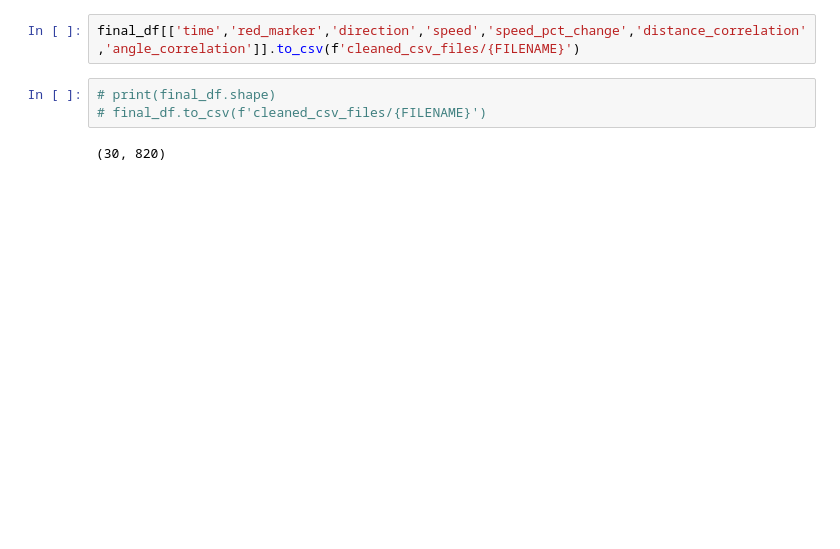
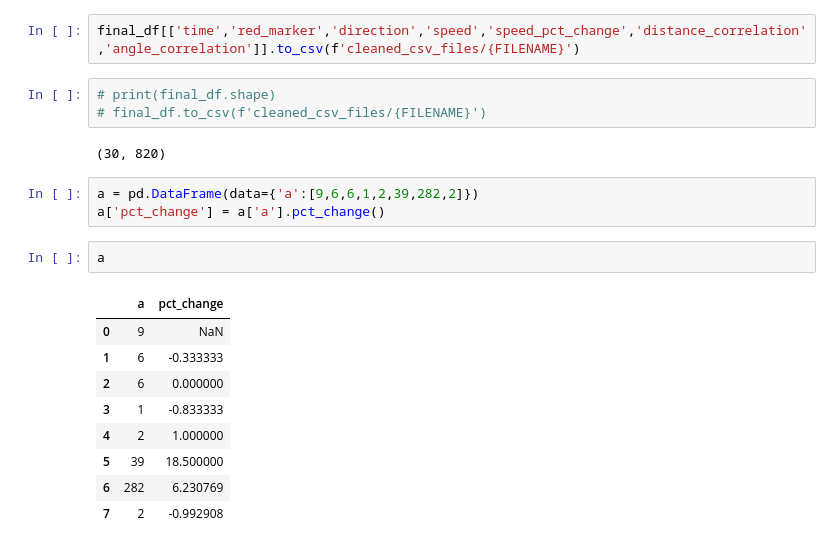
Before and after one commit to DoanThu/swimming-core, a Jupyter notebook: clean_csv.ipynb, the cells around one changed output. Saved outputs shown, nothing was run; the diff lists cells and outputs as text; blank space fills up the shorter version.

```diff
--- a/clean_csv.ipynb
+++ b/clean_csv.ipynb
@@ -142,3 +139,18 @@ final_df[['time','red_marker','direction','speed','speed_pct_change','distance_c
 # final_df.to_csv(f'cleaned_csv_files/{FILENAME}')
 # %% [output]
 (30, 820)
+# %%
+a = pd.DataFrame(data={'a':[9,6,6,1,2,39,282,2]})
+a['pct_change'] = a['a'].pct_change()
+# %%
+a
+# %% [output]
+|  | a | pct_change |
+| 0 | 9 | NaN |
+| 1 | 6 | -0.333333 |
+| 2 | 6 | 0.000000 |
+| 3 | 1 | -0.833333 |
+| 4 | 2 | 1.000000 |
+| 5 | 39 | 18.500000 |
+| 6 | 282 | 6.230769 |
+| 7 | 2 | -0.992908 |
```
Also changed, not shown: parts of 8 cells of this notebook.
